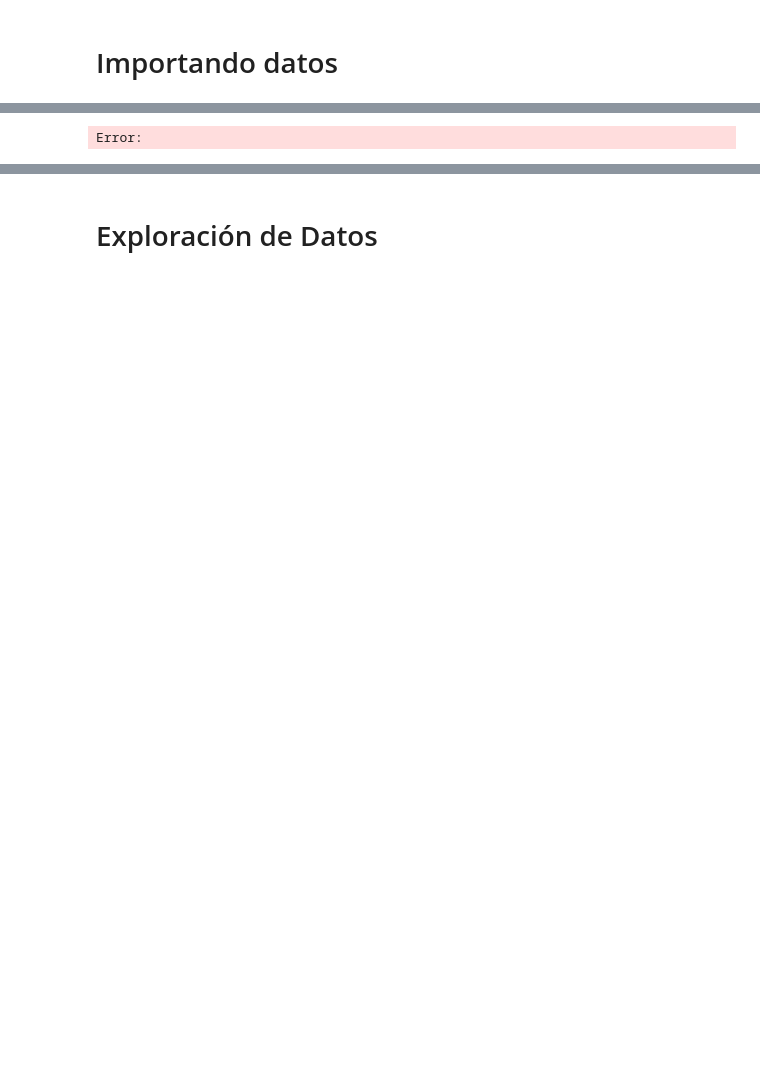
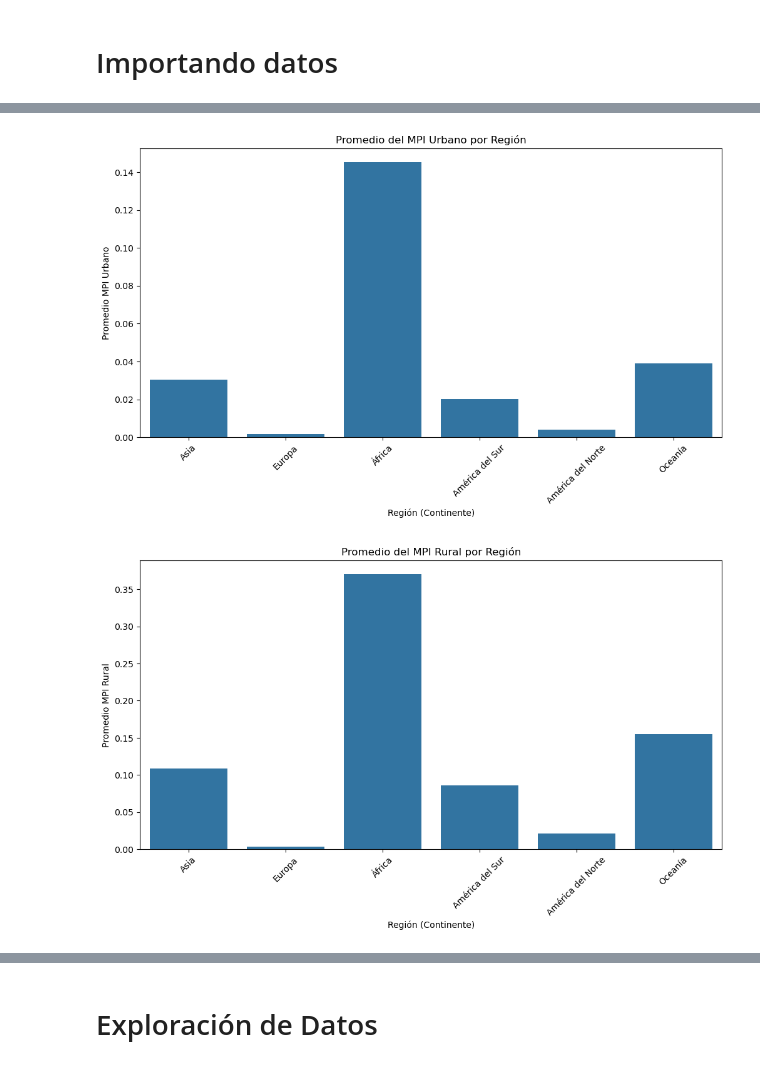
Before and after one commit to NataliaLopezP/PR22024, a Jupyter notebook: PR2_Análisis_de_datos_reales_[Colaborativo].ipynb, the cells around one changed output, grey strips where cells are left out. Drawn from its saved outputs; the diff is of its cells as text; code cells hidden in the pictures; blank space fills up the shorter version.

```diff
--- a/PR2_Análisis_de_datos_reales_[Colaborativo].ipynb
+++ b/PR2_Análisis_de_datos_reales_[Colaborativo].ipynb
@@ -129,33 +194,34 @@ Error:
 # %%
 # Crear una columna 'Continent' basada en el diccionario de continentes
 def assign_continent(country):
     for continent, countries in continent_dict.items():
         if country in countries:
             return continent
     return None
 
 # Asignar los continentes a los países
 mpi_data['Continent'] = mpi_data['Country'].apply(assign_continent)
 
 # Gráfico de barras para visualizar los promedios del MPI Urban por región
 plt.figure(figsize=(12, 6))
-sns.barplot(x='Continent', y='MPI Urban', data=mpi_data, estimator=np.mean, ci=None)
+sns.barplot(x='Continent', y='MPI Urban', data=mpi_data, estimator=np.mean, errorbar=None)
 plt.title('Promedio del MPI Urbano por Región')
 plt.ylabel('Promedio MPI Urbano')
 plt.xlabel('Región (Continente)')
 plt.xticks(rotation=45)
 plt.show()
 
 # Gráfico de barras para visualizar los promedios del MPI Rural por región
 plt.figure(figsize=(12, 6))
-sns.barplot(x='Continent', y='MPI Rural', data=mpi_data, estimator=np.mean, ci=None)
+sns.barplot(x='Continent', y='MPI Rural', data=mpi_data, estimator=np.mean, errorbar=None)
 plt.title('Promedio del MPI Rural por Región')
 plt.ylabel('Promedio MPI Rural')
 plt.xlabel('Región (Continente)')
 plt.xticks(rotation=45)
 plt.show()
 # %% [output]
-Error:
+[figure, added]
+[figure, added]
 # %%
 
 # Filtrar los datos que no tienen un continente asignado (si es necesario)
```
Also changed, not shown: parts of 21 cells of this notebook, 8 other files.
